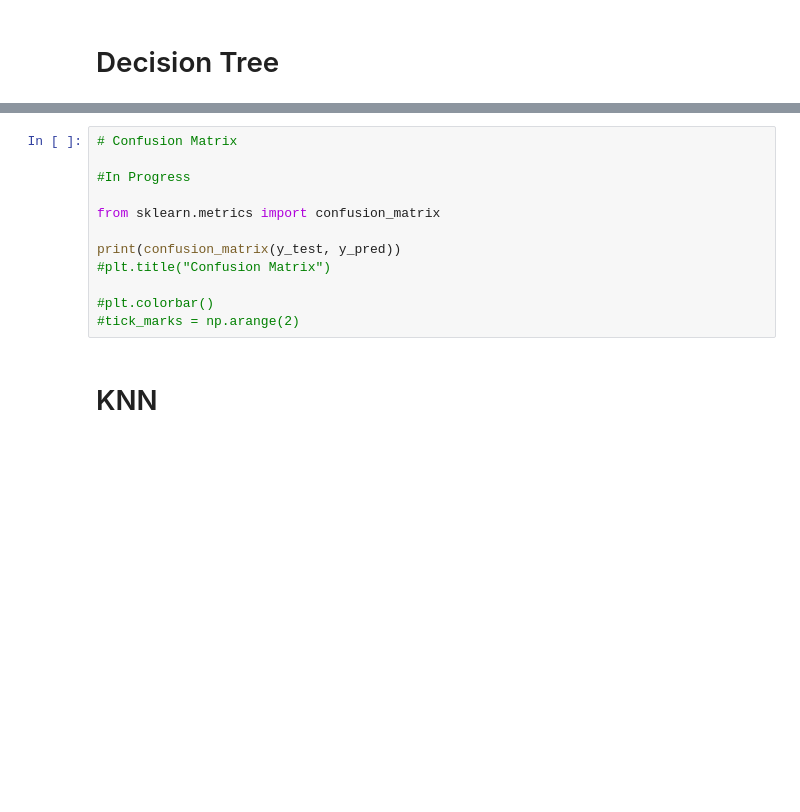
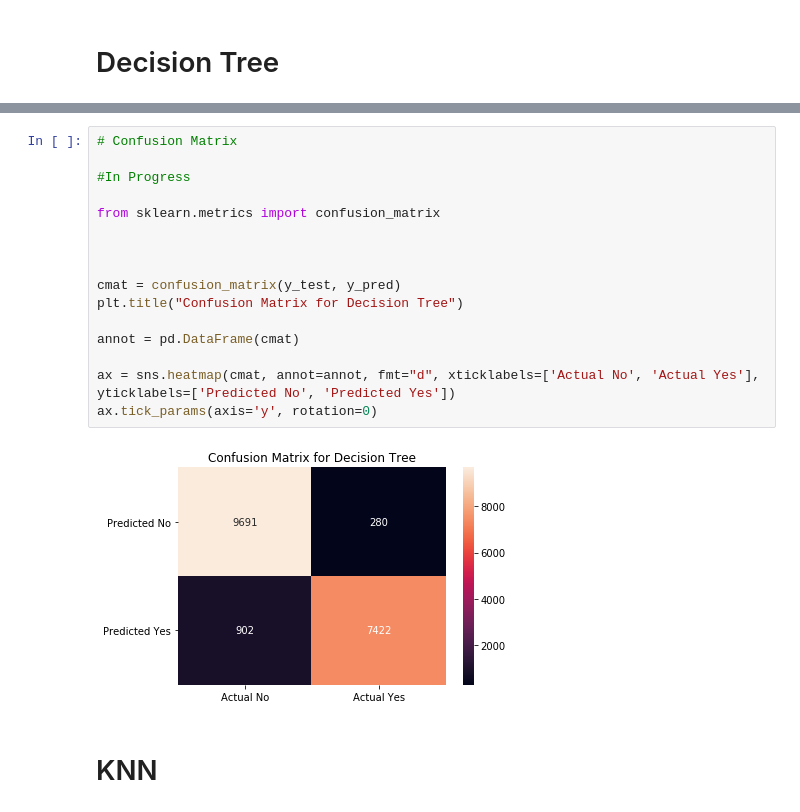
Before and after one commit to catherinelee274/fraud_detection, a Jupyter notebook: main.ipynb, the cells around one changed output, grey strips where cells are left out. Drawn from its saved outputs; the diff is of its cells as text; blank space fills up the shorter version.

Commit message:
added confusion matrix viz for decision trees

```diff
--- a/main.ipynb
+++ b/main.ipynb
@@ -189,15 +198,21 @@ print(classification_report(y_test, y_pred))
 # %%
 # Confusion Matrix
 
 #In Progress
 
 from sklearn.metrics import confusion_matrix
 
-print(confusion_matrix(y_test, y_pred))
-#plt.title("Confusion Matrix")
 
-#plt.colorbar()
-#tick_marks = np.arange(2)
+
+cmat = confusion_matrix(y_test, y_pred)
+plt.title("Confusion Matrix for Decision Tree")
+
+annot = pd.DataFrame(cmat)
+
+ax = sns.heatmap(cmat, annot=annot, fmt="d", xticklabels=['Actual No', 'Actual Yes'], yticklabels=['Predicted No', 'Predicted Yes'])
+ax.tick_params(axis='y', rotation=0)
+# %% [output]
+[figure, added]
 # %% [markdown]
 # KNN
 # %%
```
Also changed, not shown: parts of 9 cells of this notebook, 1 other file.
